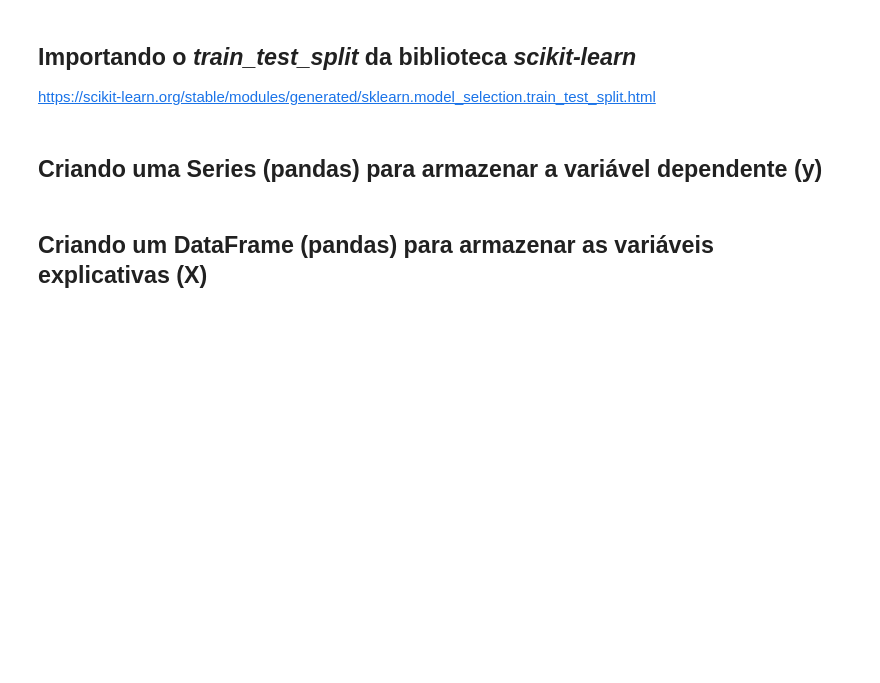
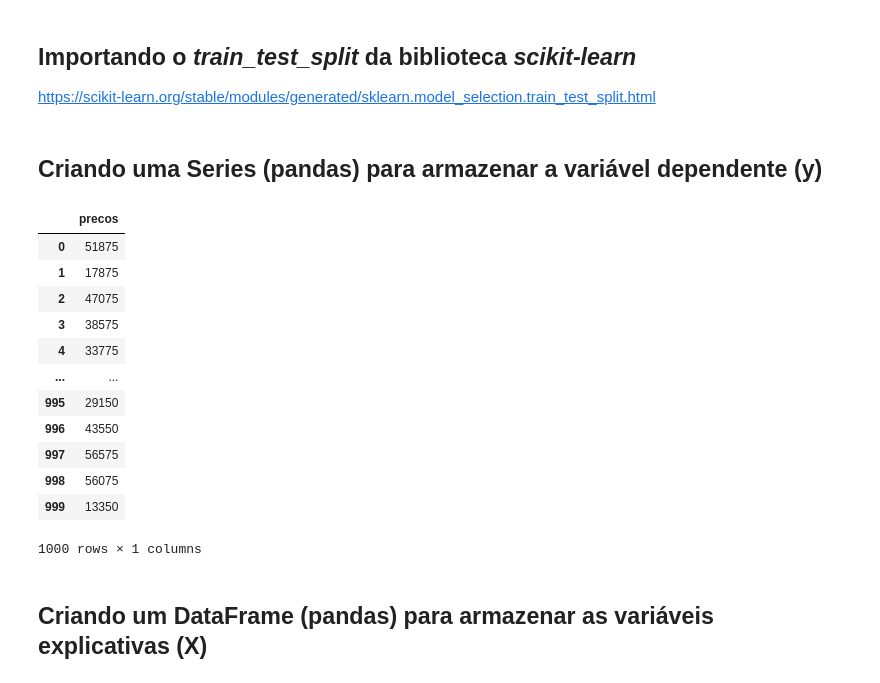
Before and after one commit to HammadD98/Projeto_Regressao_Linear, a Jupyter notebook: Notebook/Regressao_Linear_Exercicio.ipynb, the cells around one changed output. Saved outputs shown, nothing was run; the diff lists cells and outputs as text; code cells hidden in the pictures; blank space fills up the shorter version.

```diff
--- a/Notebook/Regressao_Linear_Exercicio.ipynb
+++ b/Notebook/Regressao_Linear_Exercicio.ipynb
@@ -270,4 +272,21 @@ https://scikit-learn.org/stable/modules/generated/sklearn.model_selection.train_
 # %% [markdown]
 ## Criando uma Series (pandas) para armazenar a variável dependente (y)
+# %%
+y=dados[['precos']]
+y
+# %% [output]
+|  | precos |
+| 0 | 51875 |
+| 1 | 17875 |
+| 2 | 47075 |
+| 3 | 38575 |
+| 4 | 33775 |
+| ... | ... |
+| 995 | 29150 |
+| 996 | 43550 |
+| 997 | 56575 |
+| 998 | 56075 |
+| 999 | 13350 |
+1000 rows × 1 columns
 # %% [markdown]
 ## Criando um DataFrame (pandas) para armazenar as variáveis explicativas (X)
```
Also changed, not shown: parts of 17 cells of this notebook.
